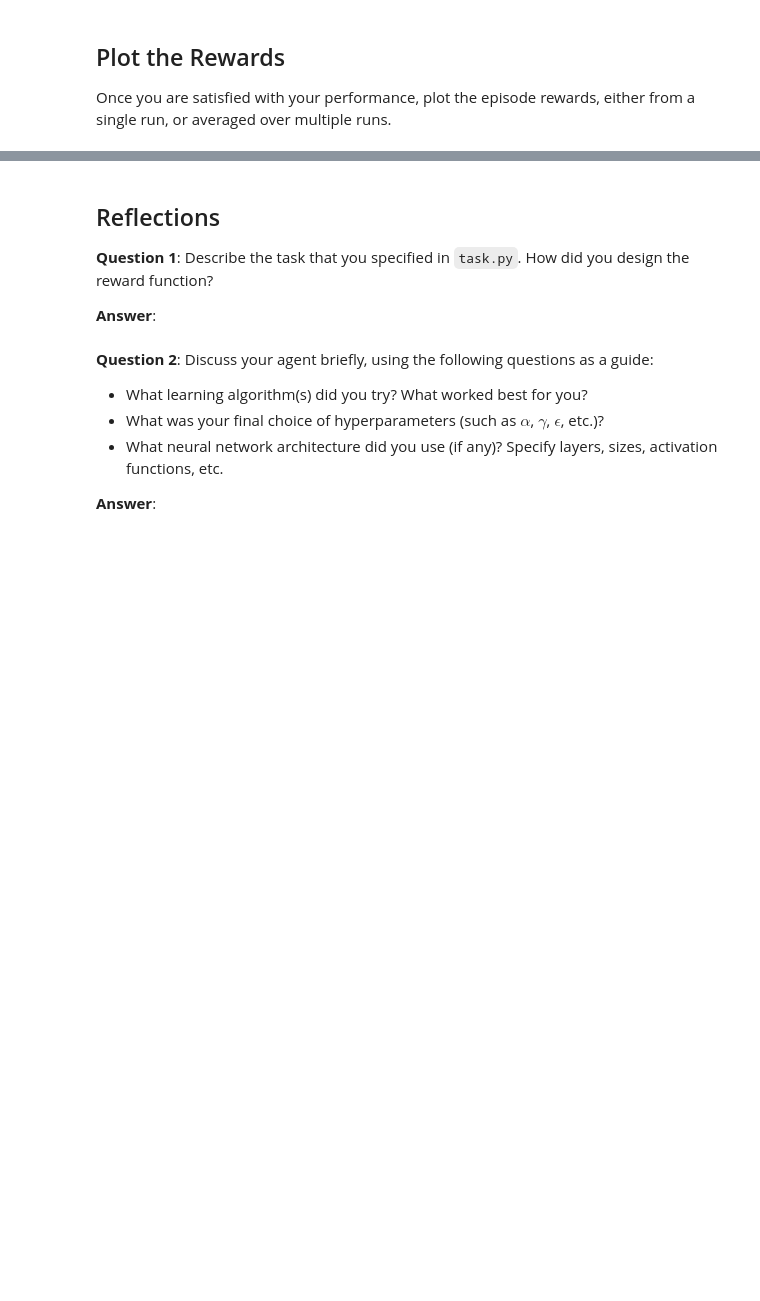
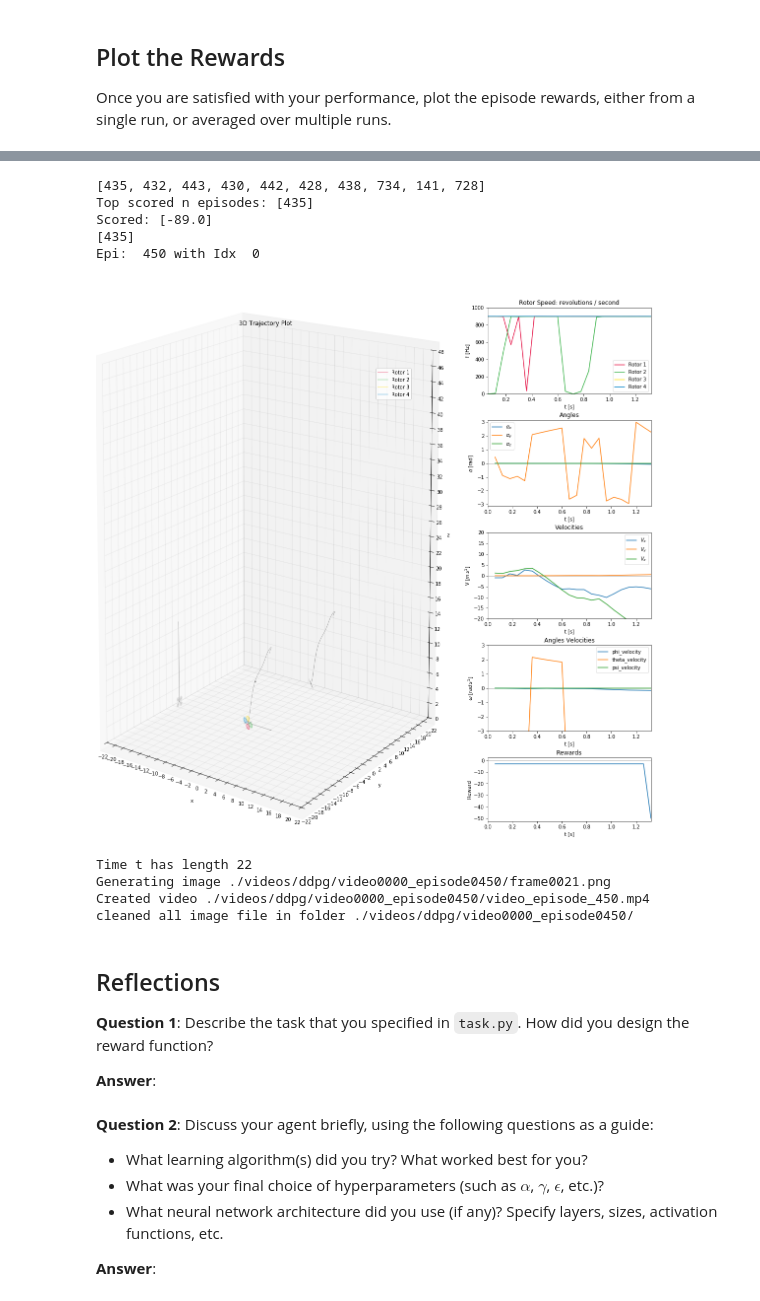
Before and after one commit to yingding/RL-Quadcopter-2, a Jupyter notebook: Quadcopter_Project.ipynb, the cells around one changed output, grey strips where cells are left out. Cells and saved outputs as stored; diff of their text form; code cells hidden in the pictures; blank space fills up the shorter version.

```diff
--- a/Quadcopter_Project.ipynb
+++ b/Quadcopter_Project.ipynb
@@ -195,19 +196,19 @@ results = {x : [] for x in labels}
 
 for i_episode in range(1, num_episodes+1):
     state = agent.reset_episode() # start a new episode
-    rewards = []
+    # rewards = []
     while True:
         action = agent.act(state)
         next_state, reward, done = task.step(action)
         agent.step(reward, done)
         state = next_state
-        rewards.append(reward)
+        # rewards.append(reward)
 
         # construct the output for debugging for each action sequence
         # use list(numpy.array) to convert numpy.array to list
         to_write = [task.sim.time] + list(task.sim.pose) \
         + list(task.sim.v) + list(task.sim.angular_v) \
-        + list(action) + rewards
+        + list(action) + [reward]
         for ii in range(len(labels)):
             results[labels[ii]].append(to_write[ii])
 
@@ -346,3 +447,26 @@ Once you are satisfied with your performance, plot the episode rewards, either f
+# %%
+# find the top scored episode during the training
+results_Indices_to_display = top_n_episodes(resultsAll, 1)
+print(results_Indices_to_display)
+
+# choose the last one
+results_Indices_to_display = [450]
+
+# Display the states and progress of the choosen episodes
+# set isGenerateVideo True to generate a video in the given dirpath.
+ddpg_agent_export_dir = './videos/ddpg/'
+displayResults(results_Indices_to_display, True, ddpg_agent_export_dir)
+# %% [output]
+[435, 432, 443, 430, 442, 428, 438, 734, 141, 728]
+Top scored n episodes: [435]
+Scored: [-89.0]
+[435]
+Epi:  450 with Idx  0
+[figure, added]
+Time t has length 22
+Generating image ./videos/ddpg/video0000_episode0450/frame0021.png
+Created video ./videos/ddpg/video0000_episode0450/video_episode_450.mp4
+cleaned all image file in folder ./videos/ddpg/video0000_episode0450/
 # %% [markdown]
 ## Reflections
 
```
Also changed, not shown: parts of 15 cells of this notebook, 4 other files.
